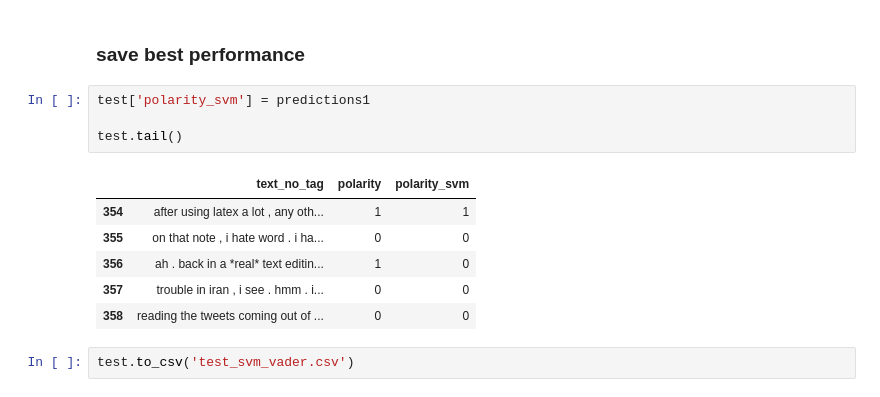
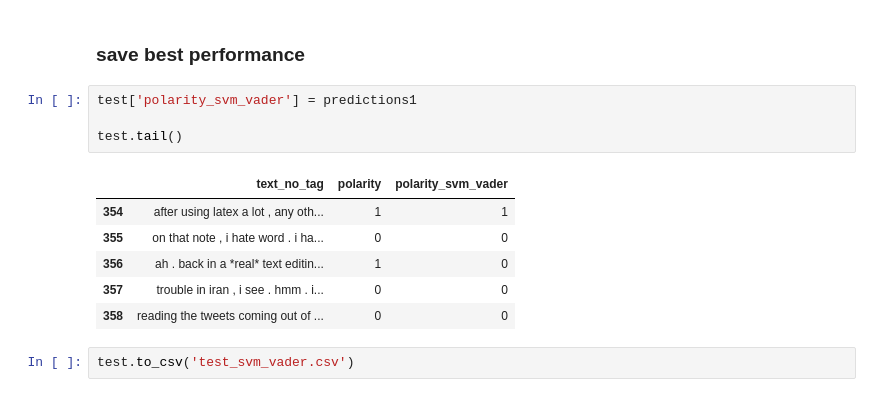
Before and after one commit to federikovi/635AA-TextAnalytics, a Jupyter notebook: 6-SVM/SVM_VADER.ipynb, the cells around one changed output. Cells and saved outputs as stored; diff of their text form.

```diff
--- a/6-SVM/SVM_full_dataset-VADER.ipynb
+++ b/6-SVM/SVM_VADER.ipynb
@@ -453,11 +426,11 @@ F-measure score:  0.8302872062663186
 # %% [markdown]
 ### save best performance
 # %%
-test['polarity_svm'] = predictions1
+test['polarity_svm_vader'] = predictions1
 
 test.tail()
 # %% [output]
-|  | text_no_tag | polarity | polarity_svm |
+|  | text_no_tag | polarity | polarity_svm_vader |
 | 354 | after using latex a lot , any oth... | 1 | 1 |
 | 355 | on that note , i hate word . i ha... | 0 | 0 |
 | 356 | ah . back in a *real* text editin... | 1 | 0 |
```
Also changed, not shown: parts of 8 cells of this notebook, 1 other file.
